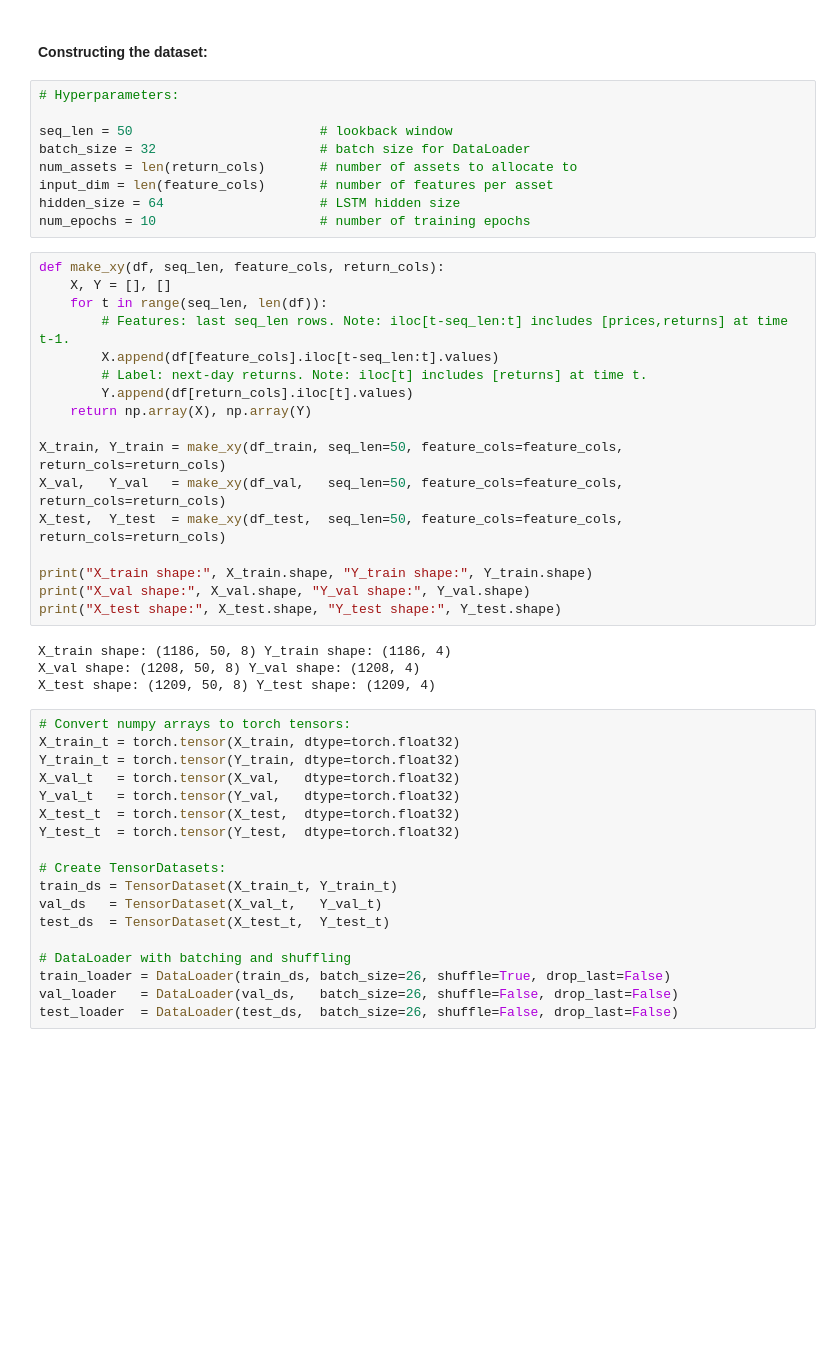
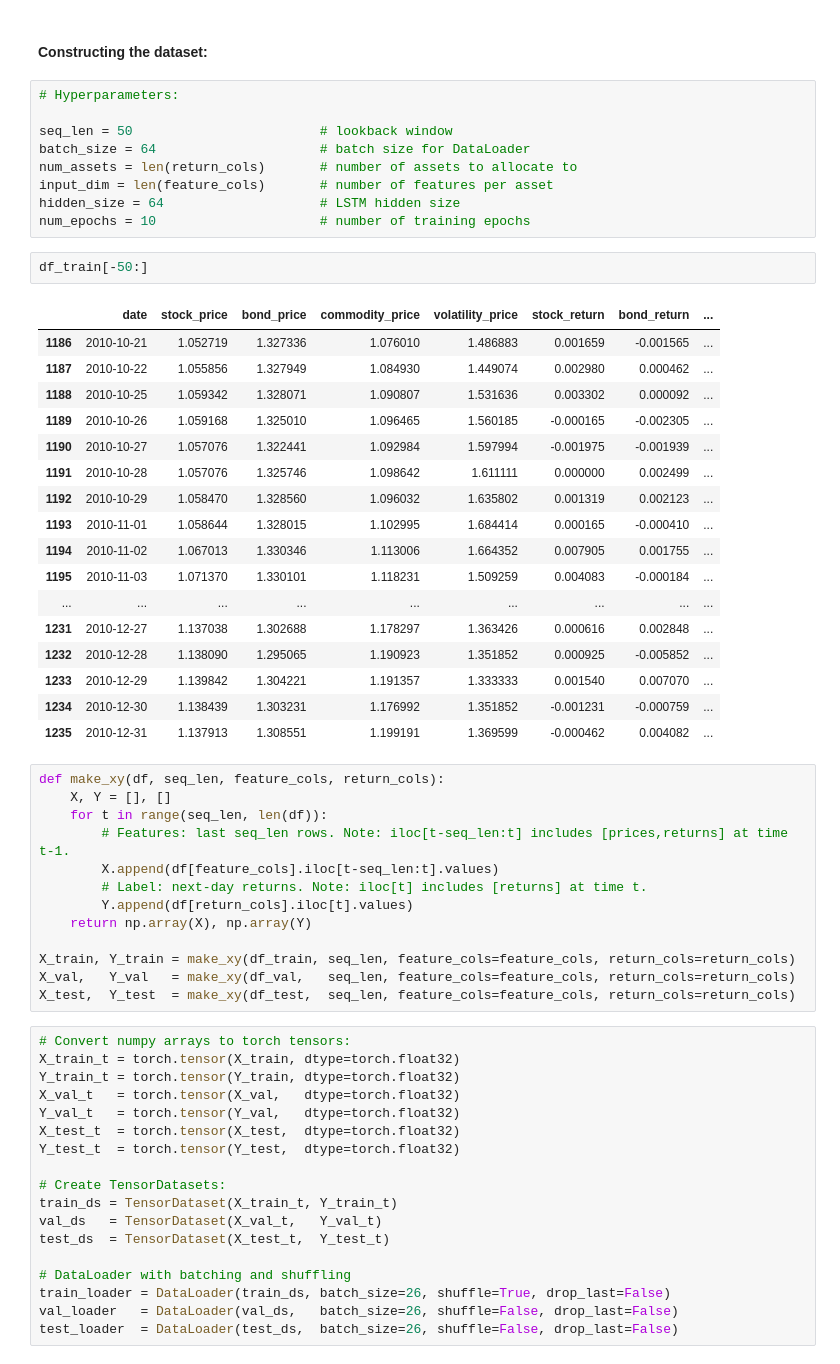
Before and after one commit to BelmudesLSB/quant-finance-projects, a Jupyter notebook: lstm_portfolio_opt/weight_construction.ipynb, the cells around one changed output. Saved outputs shown, nothing was run; the diff lists cells and outputs as text; blank space fills up the shorter version.

```diff
--- a/lstm_portfolio_opt/weight_construction.ipynb
+++ b/lstm_portfolio_opt/weight_construction.ipynb
@@ -114,11 +130,31 @@ plt.show()
 # Hyperparameters:
 
 seq_len = 50                        # lookback window
-batch_size = 32                     # batch size for DataLoader
+batch_size = 64                     # batch size for DataLoader
 num_assets = len(return_cols)       # number of assets to allocate to
 input_dim = len(feature_cols)       # number of features per asset
 hidden_size = 64                    # LSTM hidden size
 num_epochs = 10                     # number of training epochs
+# %%
+df_train[-50:]
+# %% [output]
+|  | date | stock_price | bond_price | commodity_price | volatility_price | stock_return | bond_return | ... |
+| 1186 | 2010-10-21 | 1.052719 | 1.327336 | 1.076010 | 1.486883 | 0.001659 | -0.001565 | ... |
+| 1187 | 2010-10-22 | 1.055856 | 1.327949 | 1.084930 | 1.449074 | 0.002980 | 0.000462 | ... |
+| 1188 | 2010-10-25 | 1.059342 | 1.328071 | 1.090807 | 1.531636 | 0.003302 | 0.000092 | ... |
+| 1189 | 2010-10-26 | 1.059168 | 1.325010 | 1.096465 | 1.560185 | -0.000165 | -0.002305 | ... |
+| 1190 | 2010-10-27 | 1.057076 | 1.322441 | 1.092984 | 1.597994 | -0.001975 | -0.001939 | ... |
+| 1191 | 2010-10-28 | 1.057076 | 1.325746 | 1.098642 | 1.611111 | 0.000000 | 0.002499 | ... |
+| 1192 | 2010-10-29 | 1.058470 | 1.328560 | 1.096032 | 1.635802 | 0.001319 | 0.002123 | ... |
+| 1193 | 2010-11-01 | 1.058644 | 1.328015 | 1.102995 | 1.684414 | 0.000165 | -0.000410 | ... |
+| 1194 | 2010-11-02 | 1.067013 | 1.330346 | 1.113006 | 1.664352 | 0.007905 | 0.001755 | ... |
+| 1195 | 2010-11-03 | 1.071370 | 1.330101 | 1.118231 | 1.509259 | 0.004083 | -0.000184 | ... |
+| ... | ... | ... | ... | ... | ... | ... | ... | ... |
+| 1231 | 2010-12-27 | 1.137038 | 1.302688 | 1.178297 | 1.363426 | 0.000616 | 0.002848 | ... |
+| 1232 | 2010-12-28 | 1.138090 | 1.295065 | 1.190923 | 1.351852 | 0.000925 | -0.005852 | ... |
+| 1233 | 2010-12-29 | 1.139842 | 1.304221 | 1.191357 | 1.333333 | 0.001540 | 0.007070 | ... |
+| 1234 | 2010-12-30 | 1.138439 | 1.303231 | 1.176992 | 1.351852 | -0.001231 | -0.000759 | ... |
+| 1235 | 2010-12-31 | 1.137913 | 1.308551 | 1.199191 | 1.369599 | -0.000462 | 0.004082 | ... |
 # %%
 def make_xy(df, seq_len, feature_cols, return_cols):
     X, Y = [], []
@@ -129,17 +165,9 @@ def make_xy(df, seq_len, feature_cols, return_cols):
         Y.append(df[return_cols].iloc[t].values)
     return np.array(X), np.array(Y)
 
-X_train, Y_train = make_xy(df_train, seq_len=50, feature_cols=feature_cols, return_cols=return_cols)
-X_val,   Y_val   = make_xy(df_val,   seq_len=50, feature_cols=feature_cols, return_cols=return_cols)
-X_test,  Y_test  = make_xy(df_test,  seq_len=50, feature_cols=feature_cols, return_cols=return_cols)
-
-print("X_train shape:", X_train.shape, "Y_train shape:", Y_train.shape)
-print("X_val shape:", X_val.shape, "Y_val shape:", Y_val.shape)
-print("X_test shape:", X_test.shape, "Y_test shape:", Y_test.shape)
+X_train, Y_train = make_xy(df_train, seq_len, feature_cols=feature_cols, return_cols=return_cols)
+X_val,   Y_val   = make_xy(df_val,   seq_len, feature_cols=feature_cols, return_cols=return_cols)
+X_test,  Y_test  = make_xy(df_test,  seq_len, feature_cols=feature_cols, return_cols=return_cols)
-# %% [output]
-X_train shape: (1186, 50, 8) Y_train shape: (1186, 4)
-X_val shape: (1208, 50, 8) Y_val shape: (1208, 4)
-X_test shape: (1209, 50, 8) Y_test shape: (1209, 4)
 # %%
 # Convert numpy arrays to torch tensors:
 X_train_t = torch.tensor(X_train, dtype=torch.float32)
```
Also changed, not shown: parts of 7 cells of this notebook.
